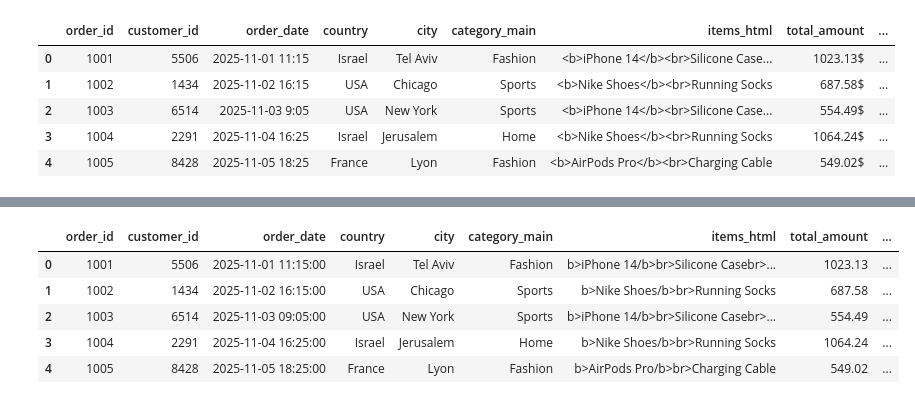
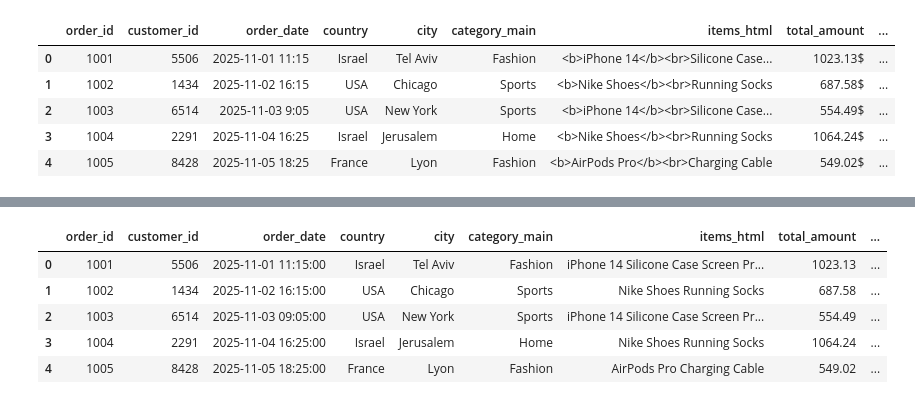
Before and after one commit to eliezer-yakovson/week_7pandas, a Jupyter notebook: main.ipynb, the cells around one changed output, grey strips where cells are left out. Drawn from its saved outputs; the diff is of its cells as text; code cells hidden in the pictures.

Commit message:
Update 2 mistakes I had 1. Returning a value from functions (because it's not a reference) 2. Adding regex=False

```diff
--- a/main.ipynb
+++ b/main.ipynb
@@ -11,14 +11,9 @@ df.head()
 | 3 | 1004 | 2291 | 2025-11-04 16:25 | Israel | Jerusalem | Home | <b>Nike Shoes</b><br>Running Socks | 1064.24$ | ... |
 | 4 | 1005 | 8428 | 2025-11-05 18:25 | France | Lyon | Fashion | <b>AirPods Pro</b><br>Charging Cable | 549.02$ | ... |
 # %%
-df['total_amount'] = df['total_amount'].str.replace('$', '')
+
+df['total_amount'] = df['total_amount'].str.replace('$', '', regex=False)
 df = df.astype({"total_amount": "float","shipping_days": "int64","customer_age": "int64"})
 df["order_date"] = pd.to_datetime(df["order_date"])
-
-
-
-# df['total_amount'] = df['total_amount'].replace('$', '')
-# df = df.astype({"total_amount": "float","shipping_days": "int64","customer_age": "int64"})
-# df["order_date"] = pd.to_datetime(df["order_date"])
 df.head()
 # %% [output]
@@ -26,14 +26,13 @@ AttributeError: Can only use .str accessor with string values!
 # %%
-# df.replace({"items_html": {"<": "", "</b>": " ","<br>":" "}})
-df['items_html'] =df['items_html'].str.replace('<b>', ' ')
-df['items_html'] =df['items_html'].str.replace('</b>', ' ')
+
+df['items_html'] = df['items_html'].str.replace('<[^<]+?>', ' ', regex=True)
 df.head()
 # %% [output]
 |  | order_id | customer_id | order_date | country | city | category_main | items_html | total_amount | ... |
-| 0 | 1001 | 5506 | 2025-11-01 11:15:00 | Israel | Tel Aviv | Fashion | b>iPhone 14/b>br>Silicone Casebr>... | 1023.13 | ... |
-| 1 | 1002 | 1434 | 2025-11-02 16:15:00 | USA | Chicago | Sports | b>Nike Shoes/b>br>Running Socks | 687.58 | ... |
-| 2 | 1003 | 6514 | 2025-11-03 09:05:00 | USA | New York | Sports | b>iPhone 14/b>br>Silicone Casebr>... | 554.49 | ... |
-| 3 | 1004 | 2291 | 2025-11-04 16:25:00 | Israel | Jerusalem | Home | b>Nike Shoes/b>br>Running Socks | 1064.24 | ... |
-| 4 | 1005 | 8428 | 2025-11-05 18:25:00 | France | Lyon | Fashion | b>AirPods Pro/b>br>Charging Cable | 549.02 | ... |
+| 0 | 1001 | 5506 | 2025-11-01 11:15:00 | Israel | Tel Aviv | Fashion | iPhone 14 Silicone Case Screen Pr... | 1023.13 | ... |
+| 1 | 1002 | 1434 | 2025-11-02 16:15:00 | USA | Chicago | Sports | Nike Shoes Running Socks | 687.58 | ... |
+| 2 | 1003 | 6514 | 2025-11-03 09:05:00 | USA | New York | Sports | iPhone 14 Silicone Case Screen Pr... | 554.49 | ... |
+| 3 | 1004 | 2291 | 2025-11-04 16:25:00 | Israel | Jerusalem | Home | Nike Shoes Running Socks | 1064.24 | ... |
+| 4 | 1005 | 8428 | 2025-11-05 18:25:00 | France | Lyon | Fashion | AirPods Pro Charging Cable | 549.02 | ... |
 # %%
 #3
```
Also changed, not shown: parts of 8 cells of this notebook, 4 other files.
